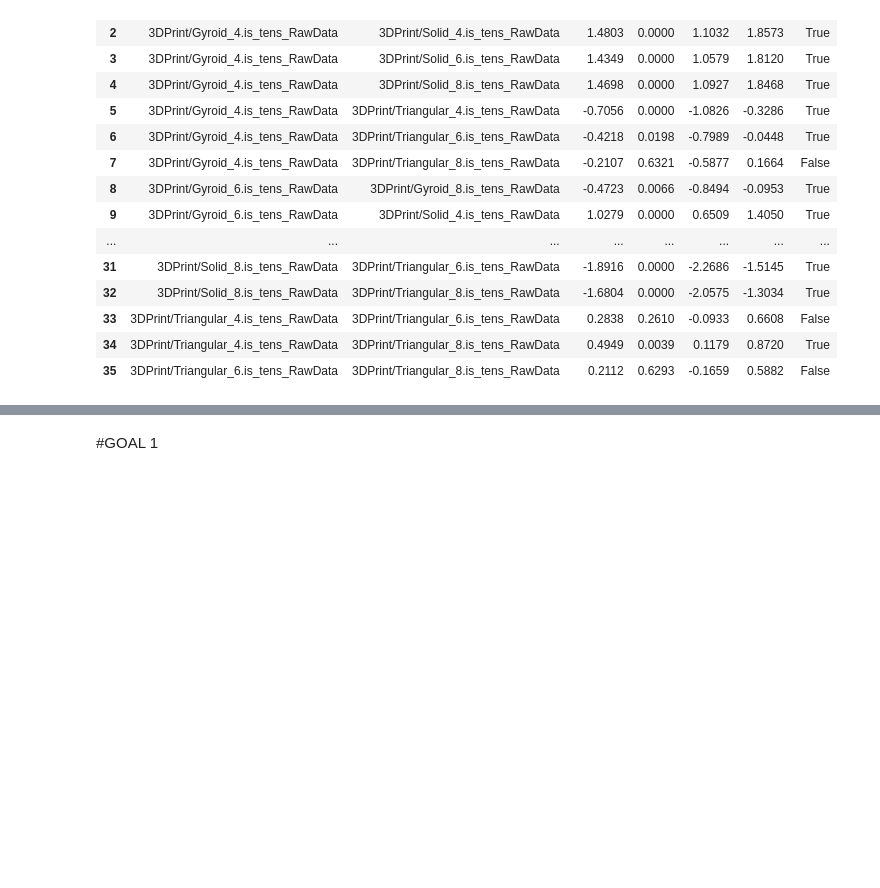
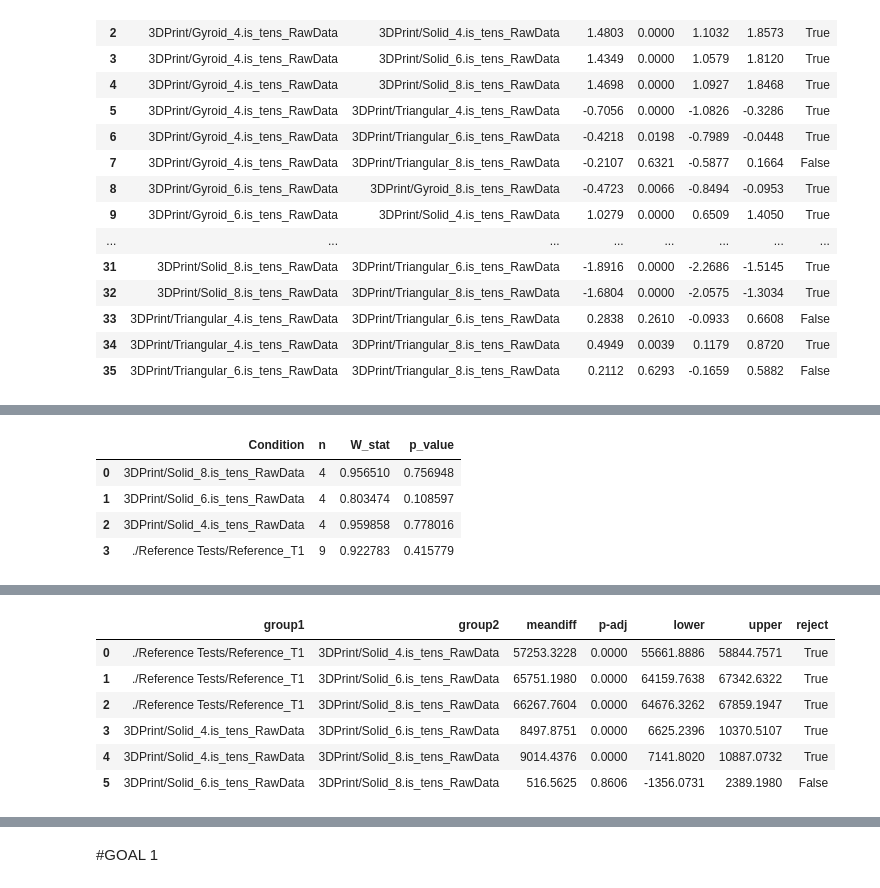
Before and after one commit to Ericyang978/ME103_Data_Processing, a Jupyter notebook: Processing.ipynb, the cells around one changed output, grey strips where cells are left out. Drawn from its saved outputs; the diff is of its cells as text; code cells hidden in the pictures; blank space fills up the shorter version.

```diff
--- a/Processing.ipynb
+++ b/Processing.ipynb
@@ -626,3 +636,70 @@ Levene stat = 1.0422, p = 0.4303 → ✅ variances approx. equal (fail to reject
 | 33 | 3DPrint/Triangular_4.is_tens_RawData | 3DPrint/Triangular_6.is_tens_RawData | 0.2838 | 0.2610 | -0.0933 | 0.6608 | False |
 | 34 | 3DPrint/Triangular_4.is_tens_RawData | 3DPrint/Triangular_8.is_tens_RawData | 0.4949 | 0.0039 | 0.1179 | 0.8720 | True |
 | 35 | 3DPrint/Triangular_6.is_tens_RawData | 3DPrint/Triangular_8.is_tens_RawData | 0.2112 | 0.6293 | -0.1659 | 0.5882 | False |
+# %%
+#Goal 4
+
+#get relevant folers
+folder_names = [ "Solid_8", "Solid_6", "Solid_4"]
+folder_addendum = ".is_tens_RawData"
+parent_dir = "3DPrint"
+folder_names_final = [os.path.join(parent_dir, name + folder_addendum) for name in folder_names]
+folder_names_final = folder_names_final + ["./Reference Tests/Reference_T1"]
+
+#define lengths and section areas
+L = 1 #in
+A = 0.125*0.25 #in^2
+
+#getting all the references
+results_by_condition = {}
+
+for i, folder_name in enumerate(folder_names_final):
+
+    reference_tests = analyze_tensile_folder(
+        folder_name,
+        L, A
+    )
+
+    results_by_condition[folder_name] = reference_tests
+
+#define metrics
+metrics = [
+    "UTS_Pa",              # ultimate tensile strength
+    "TotalEnergy_Jperm3",  # energy absorbed
+    "StrainAtFracture"     # elongation at break
+]
+
+#ANOVA
+anova_results = []
+
+for metric in metrics:
+    F, p, groups = run_anova_on_metric(results_by_condition, metric)
+    anova_results.append({
+        "Metric": metric,
+        "F_stat": F,
+        "p_value": p
+    })
+
+print(anova_results)
+
+#Shaprio
+for metric in metrics:
+    shapiro_df = run_shapiro_per_group(results_by_condition, metric)
+    display(shapiro_df)
+
+#levene's
+for metric in metrics:
+    run_levene_across_groups(results_by_condition, metric, center='median')
+
+#Q-Q PLOT
+# for metric in metrics:
+#     qq_plots_per_group(results_by_condition, metric)
+
+#Tukey
+tukey_tables = {}
+
+for metric in metrics:
+    tukey_result, tukey_df = run_tukey_for_metric(results_by_condition, metric)
+    tukey_tables[metric] = tukey_df
+    display(tukey_df)
+# %% [output]
@@ -628,0 +743,5 @@ Levene stat = 1.0422, p = 0.4303 → ✅ variances approx. equal (fail to reject
+|  | Condition | n | W_stat | p_value |
+| 0 | 3DPrint/Solid_8.is_tens_RawData | 4 | 0.956510 | 0.756948 |
+| 1 | 3DPrint/Solid_6.is_tens_RawData | 4 | 0.803474 | 0.108597 |
+| 2 | 3DPrint/Solid_4.is_tens_RawData | 4 | 0.959858 | 0.778016 |
+| 3 | ./Reference Tests/Reference_T1 | 9 | 0.922783 | 0.415779 |
@@ -628,0 +765,7 @@ Levene stat = 1.0422, p = 0.4303 → ✅ variances approx. equal (fail to reject
+|  | group1 | group2 | meandiff | p-adj | lower | upper | reject |
+| 0 | ./Reference Tests/Reference_T1 | 3DPrint/Solid_4.is_tens_RawData | 57253.3228 | 0.0000 | 55661.8886 | 58844.7571 | True |
+| 1 | ./Reference Tests/Reference_T1 | 3DPrint/Solid_6.is_tens_RawData | 65751.1980 | 0.0000 | 64159.7638 | 67342.6322 | True |
+| 2 | ./Reference Tests/Reference_T1 | 3DPrint/Solid_8.is_tens_RawData | 66267.7604 | 0.0000 | 64676.3262 | 67859.1947 | True |
+| 3 | 3DPrint/Solid_4.is_tens_RawData | 3DPrint/Solid_6.is_tens_RawData | 8497.8751 | 0.0000 | 6625.2396 | 10370.5107 | True |
+| 4 | 3DPrint/Solid_4.is_tens_RawData | 3DPrint/Solid_8.is_tens_RawData | 9014.4376 | 0.0000 | 7141.8020 | 10887.0732 | True |
+| 5 | 3DPrint/Solid_6.is_tens_RawData | 3DPrint/Solid_8.is_tens_RawData | 516.5625 | 0.8606 | -1356.0731 | 2389.1980 | False |
```
Also changed, not shown: parts of 2 cells of this notebook, 1 other file.
